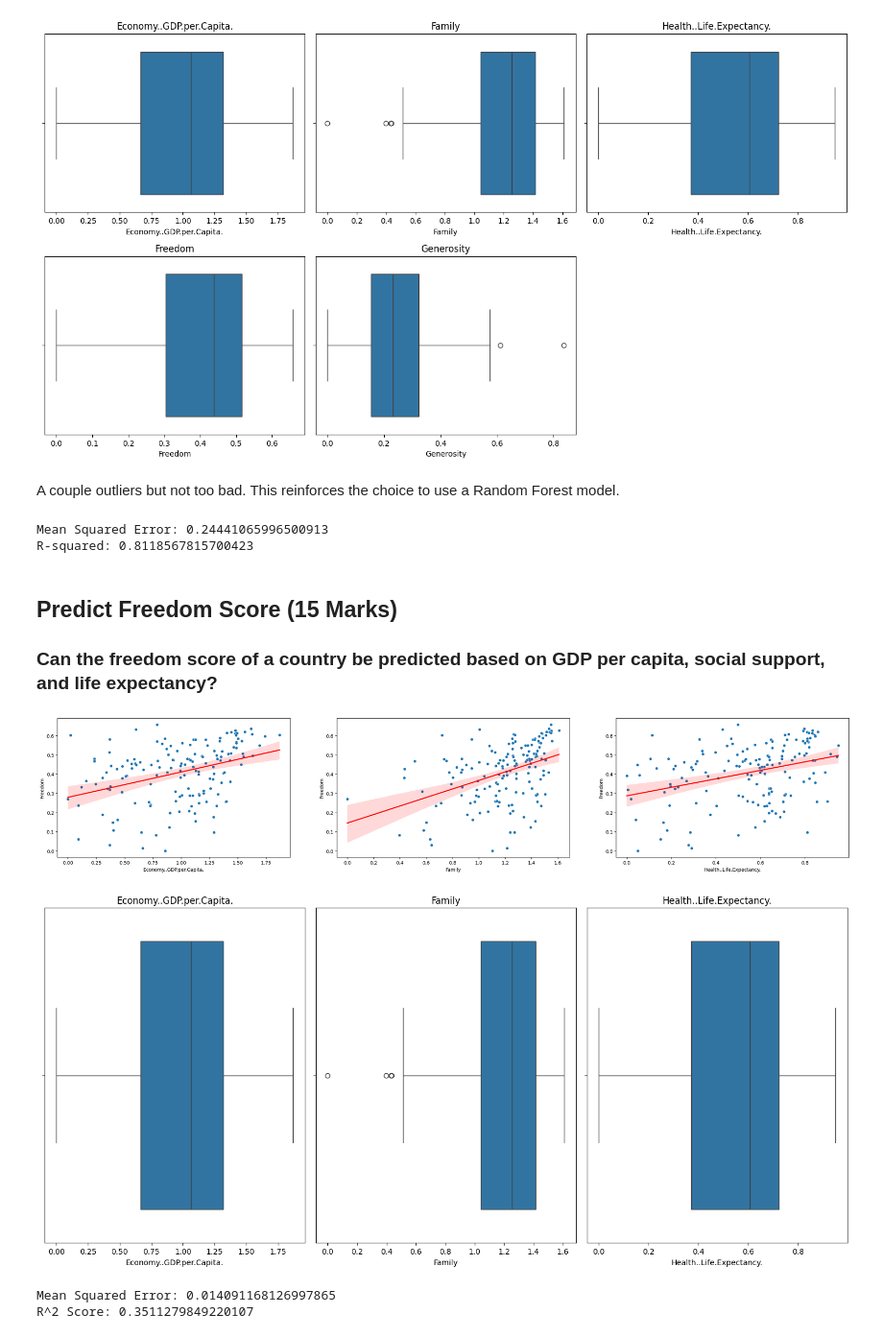
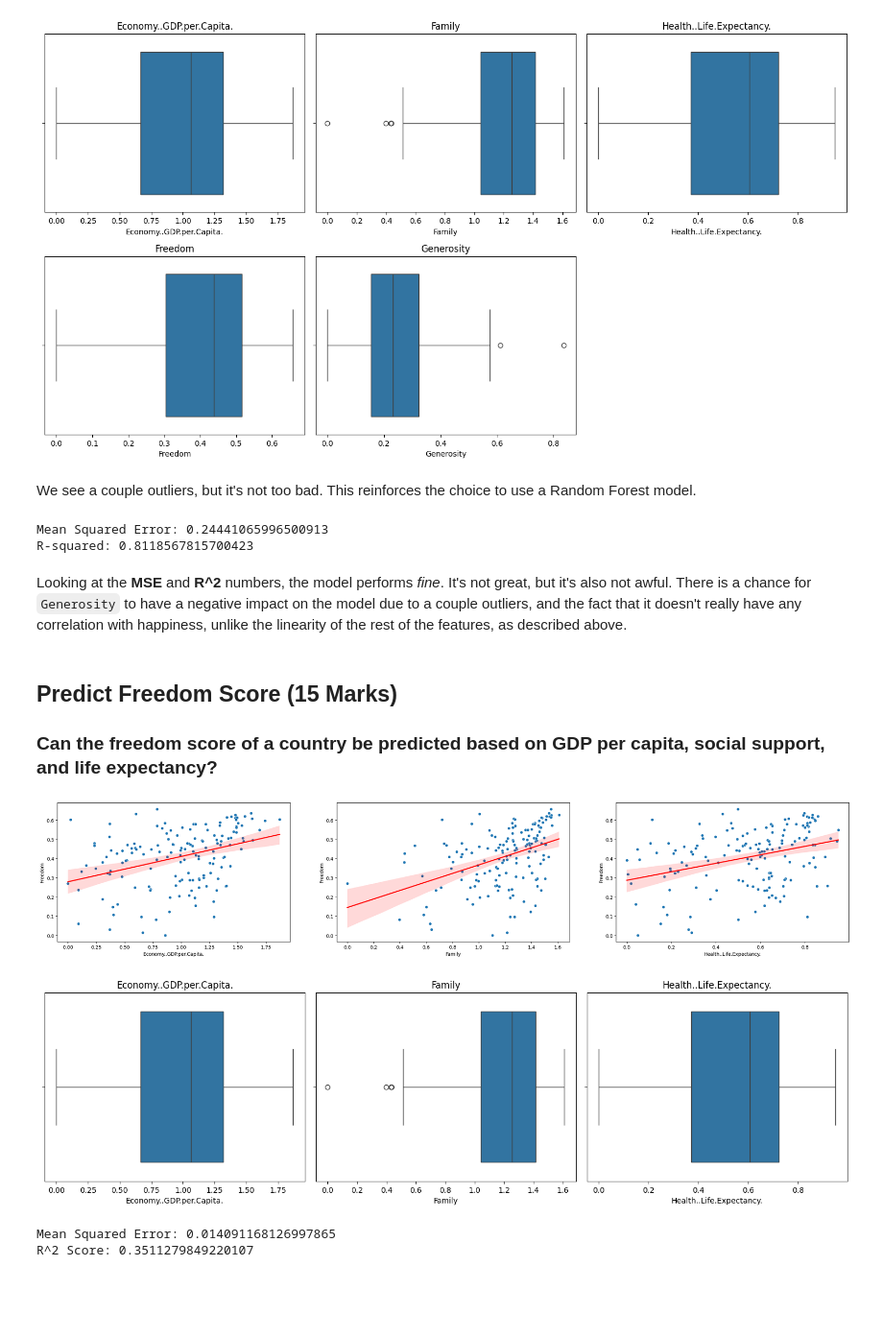
Before and after one commit to Vovegog/IBE400---Group-Project, a Jupyter notebook: groupProject.ipynb, the cells around one changed output. Shown at 96% size. Cells and saved outputs as stored; diff of their text form; code cells hidden in the pictures; blank space fills up the shorter version.

```diff
--- a/groupProject.ipynb
+++ b/groupProject.ipynb
@@ -428,7 +445,7 @@ plt.show()
 # %% [output]
 [figure]
 # %% [markdown]
-A couple outliers but not too bad. This reinforces the choice to use a Random Forest model.
+We see a couple outliers, but it's not too bad. This reinforces the choice to use a Random Forest model.
 # %%
 happiRegXTrain, happiRegXTest, happiRegyTrain, happiRegyTest = train_test_split(df[df_happiX], df[df_happiY], test_size=0.2, random_state=42)
 # %%
@@ -438,6 +455,8 @@ utils.r2MSETest(happiRegyTest, happiForestRegPred_y)
 # %% [output]
 Mean Squared Error: 0.24441065996500913
 R-squared: 0.8118567815700423
+# %% [markdown]
+Looking at the **MSE** and **R^2** numbers, the model performs *fine*. It's not great, but it's also not awful. There is a chance for `Generosity` to have a negative impact on the model due to a couple outliers, and the fact that it doesn't really have any correlation with happiness, unlike the linearity of the rest of the features, as described above.
 # %% [markdown]
 ## Predict Freedom Score (15 Marks)
 
@@ -445,35 +464,35 @@ R-squared: 0.8118567815700423
 # %%
 # Define the features and target
 features = ['Economy..GDP.per.Capita.', 'Family', 'Health..Life.Expectancy.']
 target = 'Freedom'
 
 # Scatter plots with regression lines
 fig_length = len(features) * 6
 plt.figure(figsize=(30, fig_length))
 
 for i in range(len(features)):
     plt.subplot(len(features), 3, i + 1)
     sns.scatterplot(data=df, x=features[i], y=target)
     sns.regplot(data=df, x=features[i], y=target, scatter=False, color='red')
     plt.xlabel(features[i])
     plt.ylabel(target)
 
 plt.show()
 
 # Box plots for the features
 plot_height = df[features].shape[1]
-plt.figure(figsize=(15, 20))
+plt.figure(figsize=(15, 12))
 
 for i in range(len(features)):
     plt.subplot(plot_height, 3, i + 1)
     sns.boxplot(x=features[i], data=df)
     plt.title(features[i])
     plt.tight_layout()
 
 plt.show()
 # %% [output]
 [figure]
-[figure, old version]
+[figure, new version]
 # %%
 # Prepare the data
 df_regression = df.copy()
```
Also changed, not shown: parts of 16 cells of this notebook, 1 other file.
